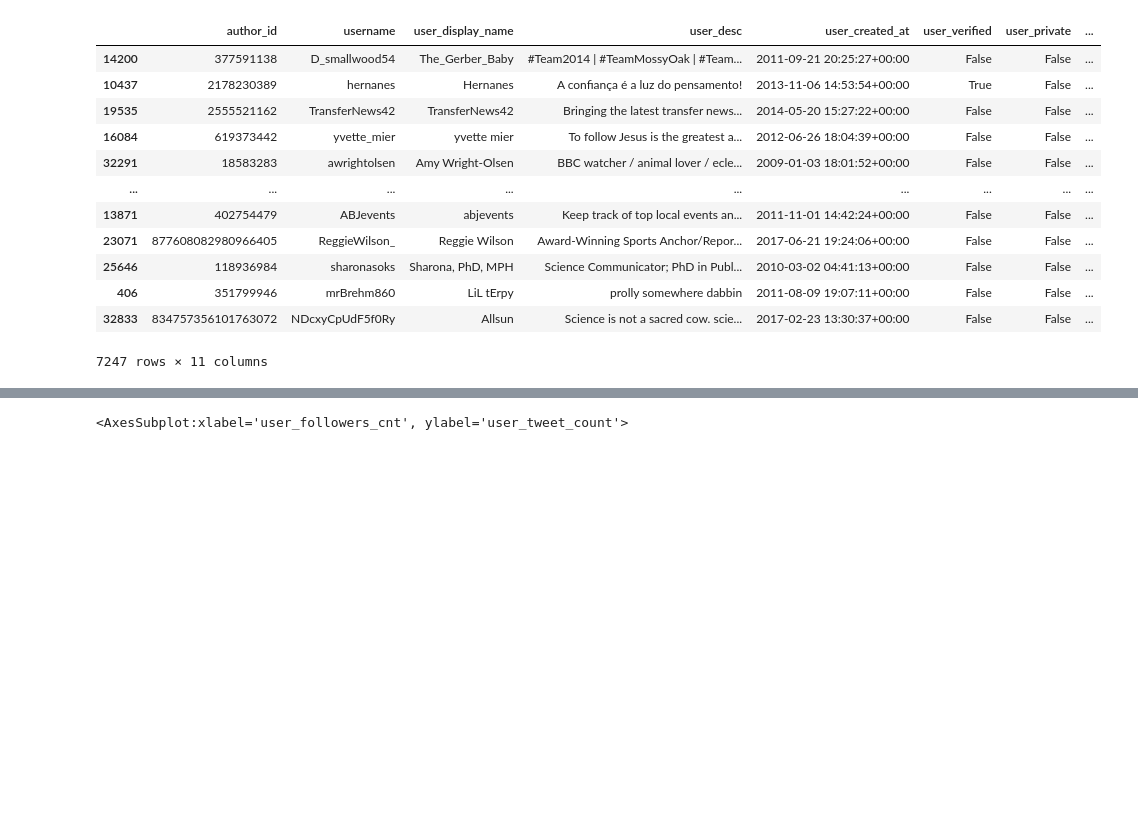
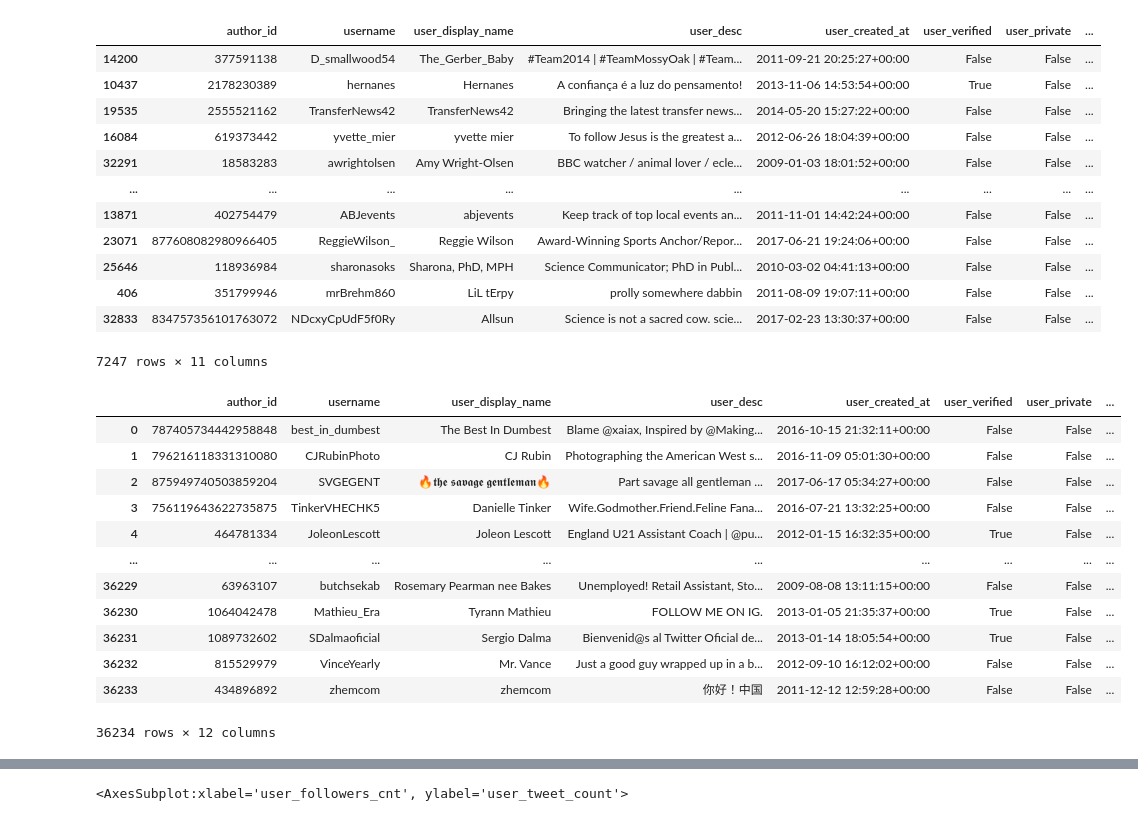
Before and after one commit to famagal/Twitter_bot_detection_713, a Jupyter notebook: notebooks/clemens_streamlit_preps.ipynb, the cells around one changed output, grey strips where cells are left out. Saved outputs shown, nothing was run; the diff lists cells and outputs as text; code cells hidden in the pictures; blank space fills up the shorter version.

```diff
--- a/notebooks/clemens_streamlit_preps.ipynb
+++ b/notebooks/clemens_streamlit_preps.ipynb
@@ -34,5 +34,21 @@ user_df = pd.read_csv('../raw_data/users_data.csv',
                           lineterminator='\n')
 # %%
 df = user_df_cleaner(user_df)
+# %%
+df
+# %% [output]
+|  | author_id | username | user_display_name | user_desc | user_created_at | user_verified | user_private | ... |
+| 0 | 787405734442958848 | best_in_dumbest | The Best In Dumbest | Blame @xaiax, Inspired by @Making... | 2016-10-15 21:32:11+00:00 | False | False | ... |
+| 1 | 796216118331310080 | CJRubinPhoto | CJ Rubin | Photographing the American West s... | 2016-11-09 05:01:30+00:00 | False | False | ... |
+| 2 | 875949740503859204 | SVGEGENT | 🔥𝖙𝖍𝖊 𝖘𝖆𝖛𝖆𝖌𝖊 𝖌𝖊𝖓𝖙𝖑𝖊𝖒𝖆𝖓🔥 | Part savage all gentleman ... | 2017-06-17 05:34:27+00:00 | False | False | ... |
+| 3 | 756119643622735875 | TinkerVHECHK5 | Danielle Tinker | Wife.Godmother.Friend.Feline Fana... | 2016-07-21 13:32:25+00:00 | False | False | ... |
+| 4 | 464781334 | JoleonLescott | Joleon Lescott | England U21 Assistant Coach | @pu... | 2012-01-15 16:32:35+00:00 | True | False | ... |
+| ... | ... | ... | ... | ... | ... | ... | ... | ... |
+| 36229 | 63963107 | butchsekab | Rosemary Pearman nee Bakes | Unemployed! Retail Assistant, Sto... | 2009-08-08 13:11:15+00:00 | False | False | ... |
+| 36230 | 1064042478 | Mathieu_Era | Tyrann Mathieu | FOLLOW ME ON IG. | 2013-01-05 21:35:37+00:00 | True | False | ... |
+| 36231 | 1089732602 | SDalmaoficial | Sergio Dalma | Bienvenid@s al Twitter Oficial de... | 2013-01-14 18:05:54+00:00 | True | False | ... |
+| 36232 | 815529979 | VinceYearly | Mr. Vance | Just a good guy wrapped up in a b... | 2012-09-10 16:12:02+00:00 | False | False | ... |
+| 36233 | 434896892 | zhemcom | zhemcom | 你好！中国 | 2011-12-12 12:59:28+00:00 | False | False | ... |
+36234 rows × 12 columns
 # %%
 df.to_parquet('../user_data_clean.parquet')
```
Also changed, not shown: parts of 2 cells of this notebook.
